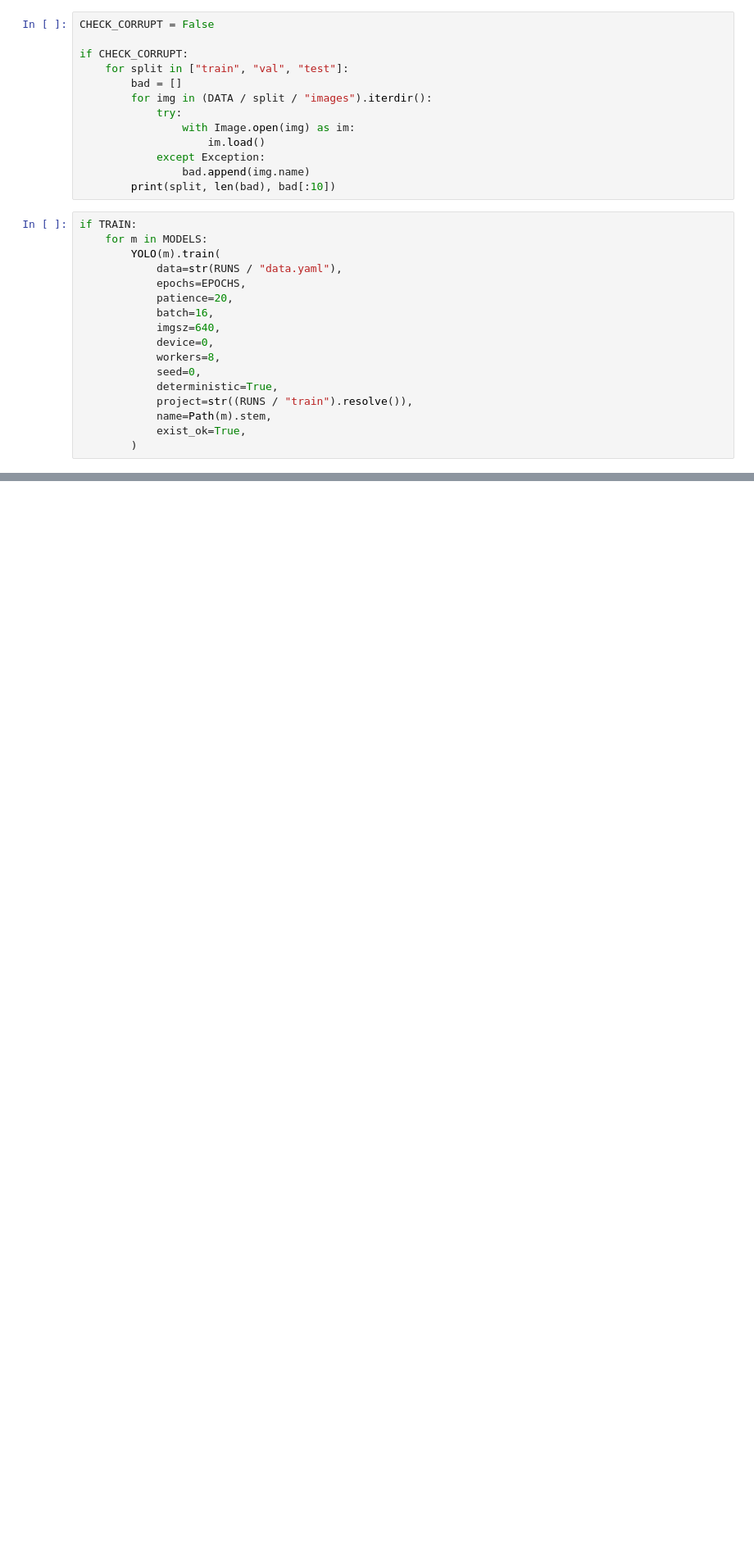
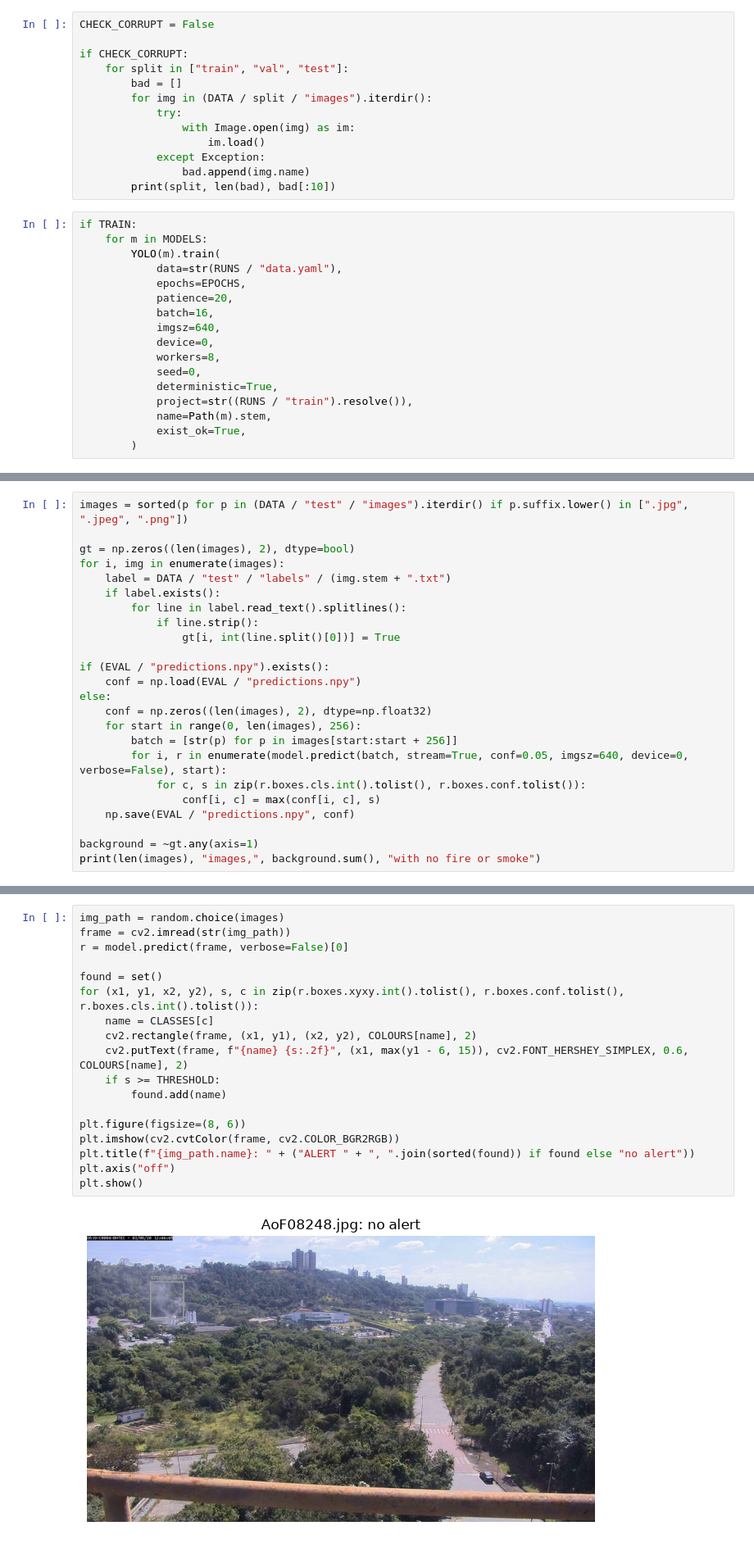
Before and after one commit to KrishSharma1903/fire-smoke-detection, a Jupyter notebook: notebooks/fire_smoke_detection.ipynb, the cells around one changed output, grey strips where cells are left out. Shown at 82% size. Cells and saved outputs as stored; diff of their text form; blank space fills up the shorter version.

Commit message:
add test-set evaluation

```diff
--- a/notebooks/fire_smoke_detection.ipynb
+++ b/notebooks/fire_smoke_detection.ipynb
@@ -98,0 +132,24 @@ if TRAIN:
+# %%
+images = sorted(p for p in (DATA / "test" / "images").iterdir() if p.suffix.lower() in [".jpg", ".jpeg", ".png"])
+
+gt = np.zeros((len(images), 2), dtype=bool)
+for i, img in enumerate(images):
+    label = DATA / "test" / "labels" / (img.stem + ".txt")
+    if label.exists():
+        for line in label.read_text().splitlines():
+            if line.strip():
+                gt[i, int(line.split()[0])] = True
+
+if (EVAL / "predictions.npy").exists():
+    conf = np.load(EVAL / "predictions.npy")
+else:
+    conf = np.zeros((len(images), 2), dtype=np.float32)
+    for start in range(0, len(images), 256):
+        batch = [str(p) for p in images[start:start + 256]]
+        for i, r in enumerate(model.predict(batch, stream=True, conf=0.05, imgsz=640, device=0, verbose=False), start):
+            for c, s in zip(r.boxes.cls.int().tolist(), r.boxes.conf.tolist()):
+                conf[i, c] = max(conf[i, c], s)
+    np.save(EVAL / "predictions.npy", conf)
+
+background = ~gt.any(axis=1)
+print(len(images), "images,", background.sum(), "with no fire or smoke")
@@ -98,0 +158,20 @@ if TRAIN:
+# %%
+img_path = random.choice(images)
+frame = cv2.imread(str(img_path))
+r = model.predict(frame, verbose=False)[0]
+
+found = set()
+for (x1, y1, x2, y2), s, c in zip(r.boxes.xyxy.int().tolist(), r.boxes.conf.tolist(), r.boxes.cls.int().tolist()):
+    name = CLASSES[c]
+    cv2.rectangle(frame, (x1, y1), (x2, y2), COLOURS[name], 2)
+    cv2.putText(frame, f"{name} {s:.2f}", (x1, max(y1 - 6, 15)), cv2.FONT_HERSHEY_SIMPLEX, 0.6, COLOURS[name], 2)
+    if s >= THRESHOLD:
+        found.add(name)
+
+plt.figure(figsize=(8, 6))
+plt.imshow(cv2.cvtColor(frame, cv2.COLOR_BGR2RGB))
+plt.title(f"{img_path.name}: " + ("ALERT " + ", ".join(sorted(found)) if found else "no alert"))
+plt.axis("off")
+plt.show()
+# %% [output]
+[figure, added]
```
Also changed, not shown: parts of 2 cells of this notebook.
